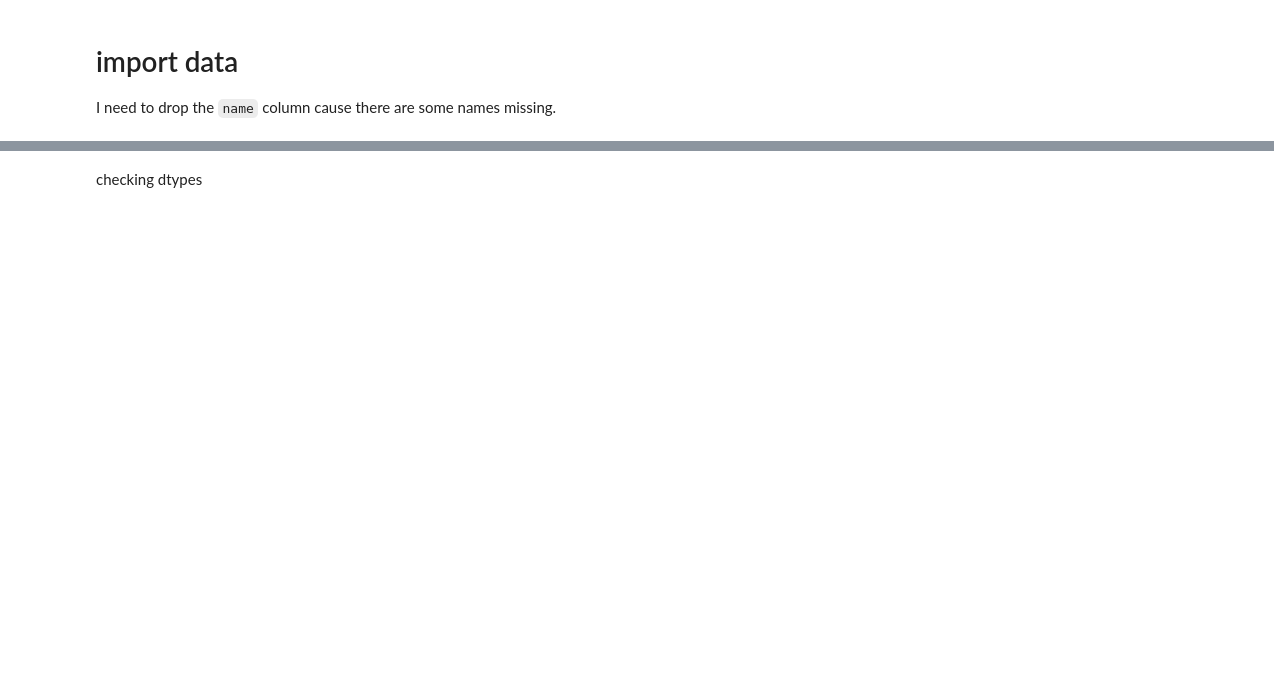
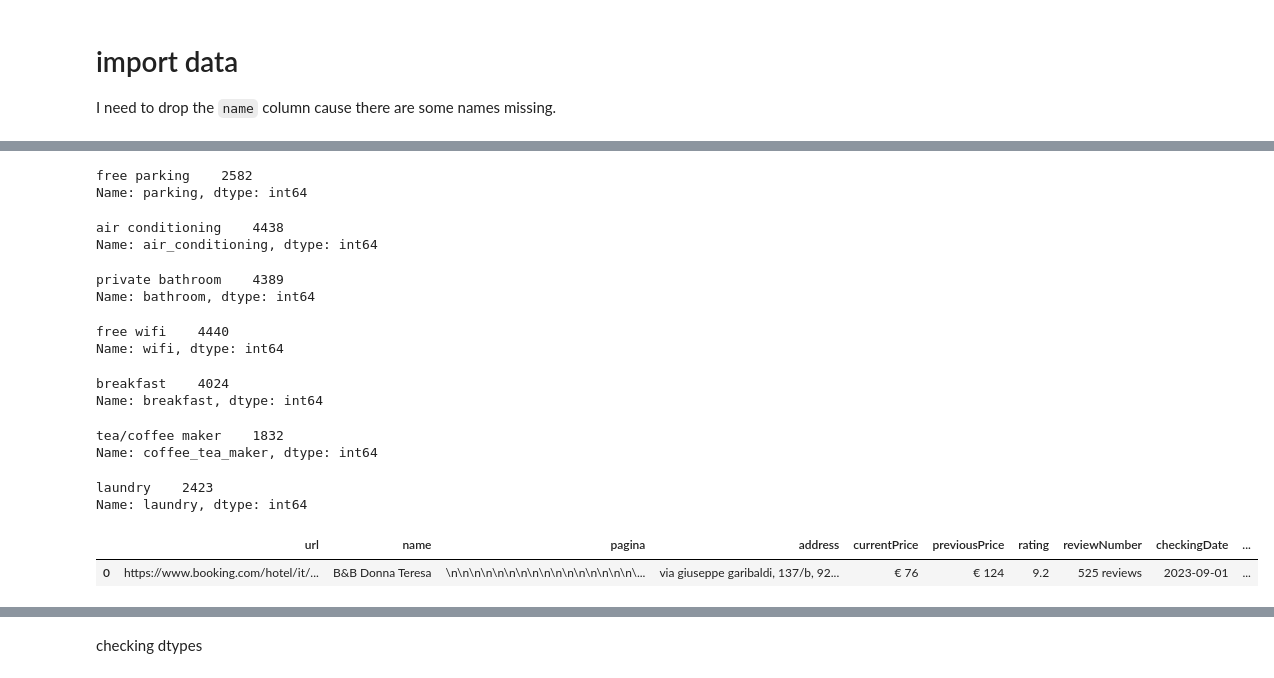
Before and after one commit to annassanchez/vuelve-conmigo-a-italia, a Jupyter notebook: notebooks/02_cleaning.ipynb, the cells around one changed output, grey strips where cells are left out. Drawn from its saved outputs; the diff is of its cells as text; code cells hidden in the pictures; blank space fills up the shorter version.

```diff
--- a/notebooks/02_cleaning.ipynb
+++ b/notebooks/02_cleaning.ipynb
@@ -52,3 +136,64 @@ df_booking.head()
+# %%
+#parking
+df_booking['parking'] = df_booking['pagina'].str.lower().str.findall(r'(free parking)')
+df_booking = df_booking.explode('parking').drop_duplicates()
+df_booking['parking'].value_counts()
+# %% [output]
+free parking    2582
+Name: parking, dtype: int64
+# %%
+#air conditioning
+df_booking['air_conditioning'] = df_booking['pagina'].str.lower().str.findall(r'(air conditioning)')
+df_booking = df_booking.explode('air_conditioning').drop_duplicates()
+df_booking['air_conditioning'].value_counts()
+# %% [output]
+air conditioning    4438
+Name: air_conditioning, dtype: int64
+# %%
+#private bathroom
+df_booking['bathroom'] = df_booking['pagina'].str.lower().str.findall(r'(private bathroom)')
+df_booking = df_booking.explode('bathroom').drop_duplicates()
+df_booking['bathroom'].value_counts()
+# %% [output]
+private bathroom    4389
+Name: bathroom, dtype: int64
+# %%
+#free wifi
+df_booking['wifi'] = df_booking['pagina'].str.lower().str.findall(r'(free wifi)')
+df_booking = df_booking.explode('wifi').drop_duplicates()
+df_booking['wifi'].value_counts()
+# %% [output]
+free wifi    4440
+Name: wifi, dtype: int64
+# %%
+#breakfast
+df_booking['breakfast'] = df_booking['pagina'].str.lower().str.findall(r'(breakfast)')
+df_booking = df_booking.explode('breakfast').drop_duplicates()
+df_booking['breakfast'].value_counts()
+# %% [output]
+breakfast    4024
+Name: breakfast, dtype: int64
+# %%
+#coffee machine
+df_booking['coffee_tea_maker'] = df_booking['pagina'].str.lower().str.findall(r'(tea/coffee maker)')
+df_booking = df_booking.explode('coffee_tea_maker').drop_duplicates()
+df_booking['coffee_tea_maker'].value_counts()
+# %% [output]
+tea/coffee maker    1832
+Name: coffee_tea_maker, dtype: int64
+# %%
+#laundry
+df_booking['laundry'] = df_booking['pagina'].str.lower().str.findall(r'(laundry)')
+df_booking = df_booking.explode('laundry').drop_duplicates()
+df_booking['laundry'].value_counts()
+# %% [output]
+laundry    2423
+Name: laundry, dtype: int64
+# %%
+df_booking.head(1)
+# %% [output]
+|  | url | name | pagina | address | currentPrice | previousPrice | rating | reviewNumber | checkingDate | ... |
+| 0 | https://www.booking.com/hotel/it/... | B&B Donna Teresa | \n\n\n\n\n\n\n\n\n\n\n\n\n\n\n\n\... | via giuseppe garibaldi, 137/b, 92... | € 76 | € 124 | 9.2 | 525 reviews | 2023-09-01 | ... |
 # %%
 print(df_booking.shape)
 df_booking.drop_duplicates(inplace=True)
```
Also changed, not shown: parts of 32 cells of this notebook.
